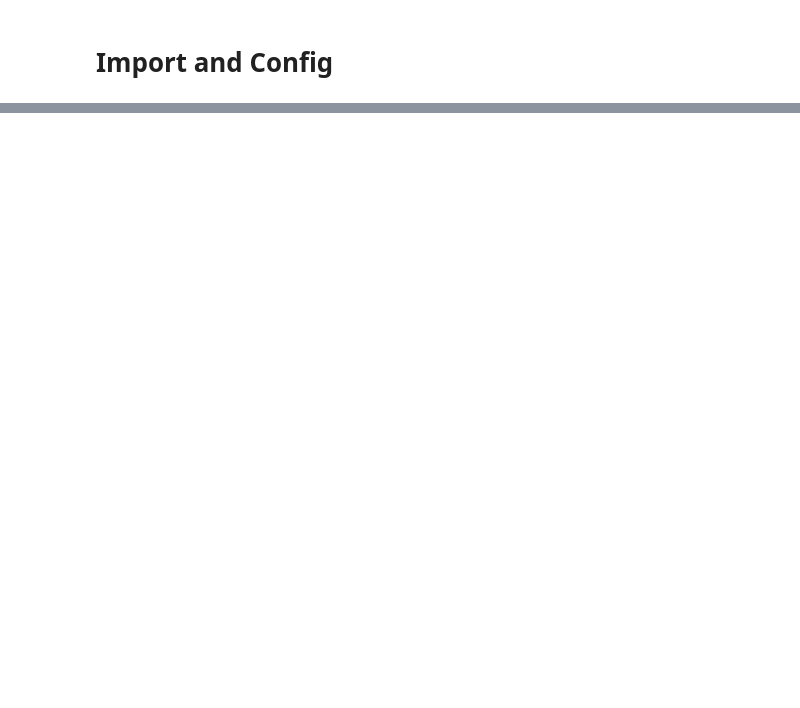
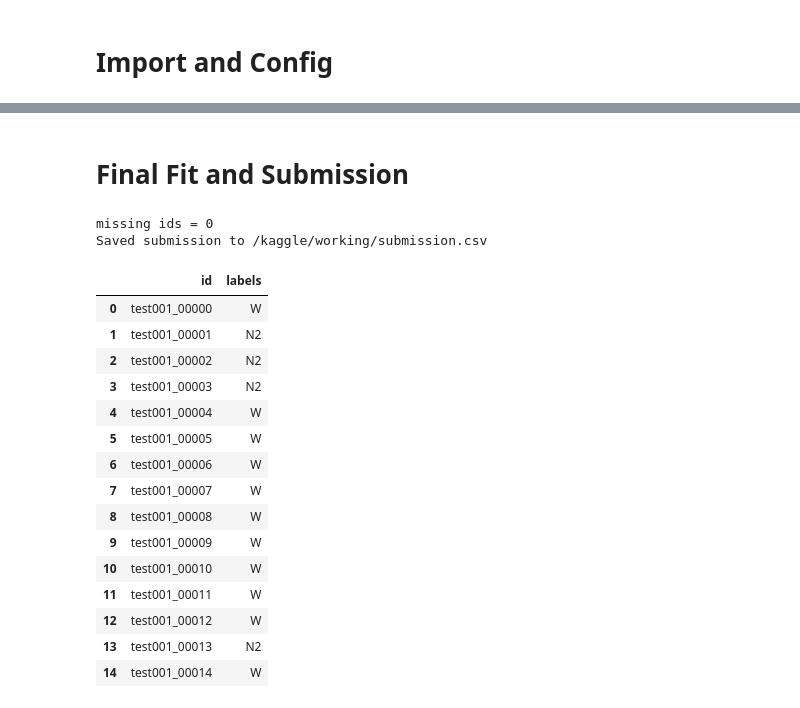
Before and after one commit to Kongbeng-21/SuperAi, a Jupyter notebook: 601088_กฤติธี_ฉายแสง.ipynb, the cells around one changed output, grey strips where cells are left out. Cells and saved outputs as stored; diff of their text form; code cells hidden in the pictures; blank space fills up the shorter version.

```diff
--- a/601088_กฤติธี_ฉายแสง.ipynb
+++ b/601088_กฤติธี_ฉายแสง.ipynb
@@ -325,0 +296,44 @@ print("✓ พร้อม download แล้ว")
+# %% [markdown]
+# Final Fit and Submission
+# %%
+final_model = VotingClassifier(
+    estimators=[('rf', rf), ('et', et)],
+    voting='soft',
+    n_jobs=-1
+)
+
+final_model.fit(X, y)
+
+test_pred = final_model.predict(test_table[feature_cols])
+
+submission = sample_sub.copy()
+pred_map = dict(zip(test_table['id'], test_pred))
+submission['labels'] = submission['id'].map(pred_map)
+
+missing_ids = submission['labels'].isna().sum()
+print('missing ids =', missing_ids)
+if missing_ids > 0:
+    raise ValueError('Some submission ids were not matched with test segment files')
+
+submission.to_csv(OUTPUT_PATH, index=False)
+print('Saved submission to', OUTPUT_PATH)
+display(submission.head(15))
+# %% [output]
+missing ids = 0
+Saved submission to /kaggle/working/submission.csv
+|  | id | labels |
+| 0 | test001_00000 | W |
+| 1 | test001_00001 | N2 |
+| 2 | test001_00002 | N2 |
+| 3 | test001_00003 | N2 |
+| 4 | test001_00004 | W |
+| 5 | test001_00005 | W |
+| 6 | test001_00006 | W |
+| 7 | test001_00007 | W |
+| 8 | test001_00008 | W |
+| 9 | test001_00009 | W |
+| 10 | test001_00010 | W |
+| 11 | test001_00011 | W |
+| 12 | test001_00012 | W |
+| 13 | test001_00013 | N2 |
+| 14 | test001_00014 | W |
```
Also changed, not shown: parts of 27 cells of this notebook.
